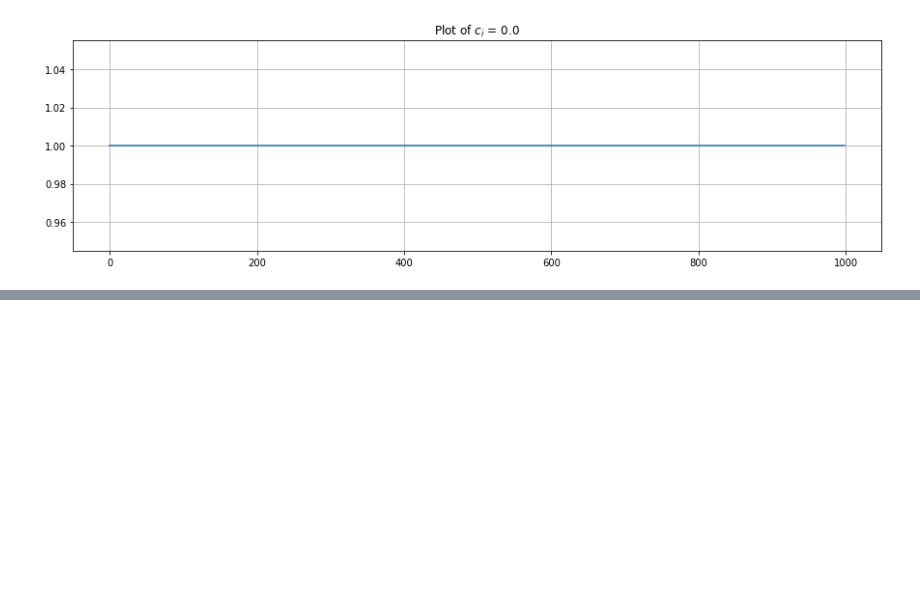
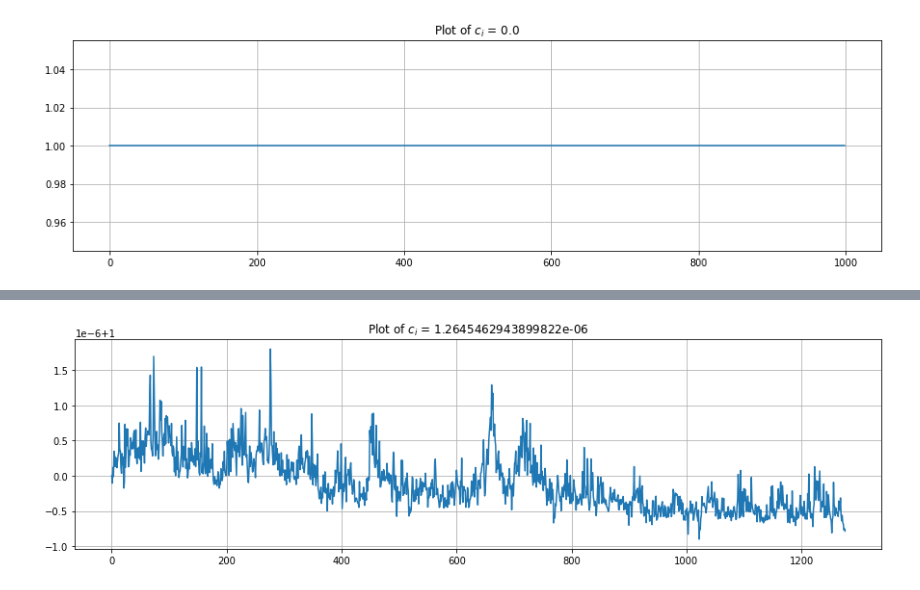
Before and after one commit to NemesiP/volatility-forecasting, a Jupyter notebook: Examples/Panel_GARCH_vs_Panel_GARCH_CSA.ipynb, the cells around one changed output, grey strips where cells are left out. Saved outputs shown, nothing was run; the diff lists cells and outputs as text; code cells hidden in the pictures; blank space fills up the shorter version.

Commit message:
Panel GARCH CSA updated

```diff
--- a/Examples/Panel_GARCH_vs_Panel_GARCH_CSA.ipynb
+++ b/Examples/Panel_GARCH_vs_Panel_GARCH_CSA.ipynb
@@ -159,0 +178,12 @@ Loglikelihood:  138.63450151333683
+# %%
+ret_matrix = pd.read_csv('C:/Users/peter/Desktop/volatility-forecasting/results/ret_matrix.csv')
+ret_matrix.set_index(pd.to_datetime(ret_matrix.Date), inplace = True)
+ret_matrix = ret_matrix.iloc[:, 1:] * 100
+
+ret_mat = ret_matrix.iloc[1:, :]
+nan_cols = np.where(ret_mat.isna().sum().values == 1)[0]
+nan_index = np.where(ret_mat.iloc[:, nan_cols].isna() == True)[0]
+print(set(nan_index))
+
+if len(set(nan_index)) == 1.0:
+    ret_mat = ret_mat.drop([ret_mat.index[nan_index[0]]])
@@ -159,0 +194,7 @@ Loglikelihood:  138.63450151333683
+# %%
+y = ret_mat[(ret_mat.index >= datetime(1999,12,1) + monthdelta(0)) & (ret_mat.index < datetime(2005,1,1) + monthdelta(0))]
+y_nullnan = ret_mat_nullnan[(ret_mat_nullnan.index >= datetime(1999,12,1) + monthdelta(0)) & (ret_mat_nullnan.index < datetime(2005,1,1) + monthdelta(0))]
+# %%
+model = Panel_GARCH_CSA()
+print('---- Teljes Panelra: ----')
+model.fit(['01','01', '01'], y)
@@ -159,0 +209,10 @@ Loglikelihood:  138.63450151333683
+# %%
+_, c_data = model.model_filter(model.optimized_params, y)
+# %%
+plt.figure(figsize = (15,4))
+plt.plot(c_data)
+plt.title(f'Plot of $c_i$ = {model.optimized_params[0]}')
+plt.grid(True)
+plt.show()
+# %% [output]
+[figure, added]
```
Also changed, not shown: parts of 11 cells of this notebook.
